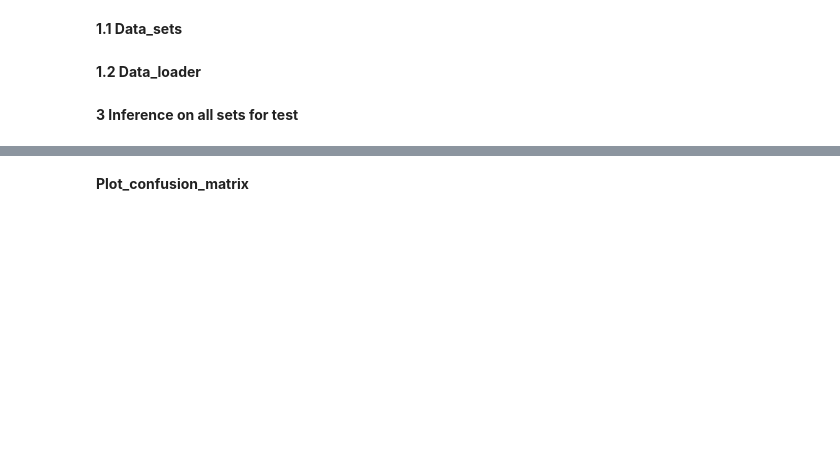
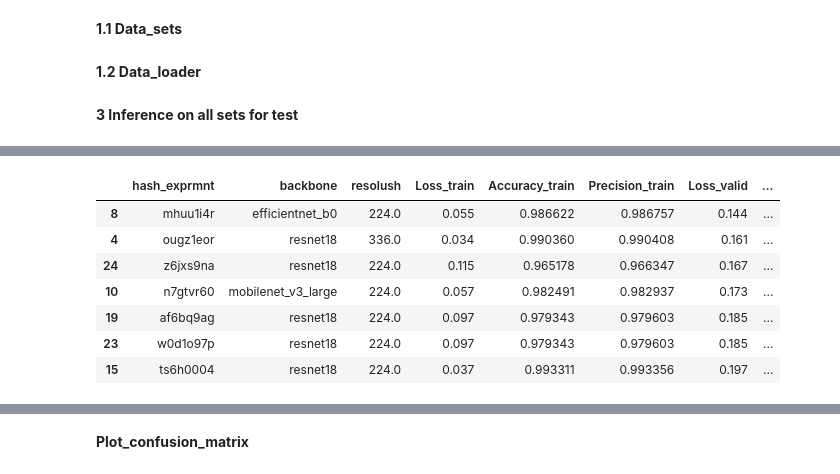
Before and after one commit to yaruslove/train_image_classifer_optuna, a Jupyter notebook: Test_validation.ipynb, the cells around one changed output, grey strips where cells are left out. Drawn from its saved outputs; the diff is of its cells as text; code cells hidden in the pictures; blank space fills up the shorter version.

Commit message:
test train for valid

```diff
--- a/Test_validation.ipynb
+++ b/Test_validation.ipynb
@@ -361,6 +404,15 @@ df_metrics=pd.read_csv(csv_append, sep=';',index_col=False)[["hash_exprmnt","bac
 # %%
 df_metrics=pd.read_csv(csv_append, sep=';',index_col=False)[["hash_exprmnt","backbone","resolush","Loss_train","Accuracy_train","Precision_train","Loss_valid","Accuracy_valid","Precision_valid","Loss_test","Accuracy_test","Precision_test"]]
 df_metrics = df_metrics.drop_duplicates(subset=['hash_exprmnt'], keep='last')
-df_metrics
+df_metrics.sort_values(["Loss_valid"])
+# %% [output]
+|  | hash_exprmnt | backbone | resolush | Loss_train | Accuracy_train | Precision_train | Loss_valid | ... |
+| 8 | mhuu1i4r | efficientnet_b0 | 224.0 | 0.055 | 0.986622 | 0.986757 | 0.144 | ... |
+| 4 | ougz1eor | resnet18 | 336.0 | 0.034 | 0.990360 | 0.990408 | 0.161 | ... |
+| 24 | z6jxs9na | resnet18 | 224.0 | 0.115 | 0.965178 | 0.966347 | 0.167 | ... |
+| 10 | n7gtvr60 | mobilenet_v3_large | 224.0 | 0.057 | 0.982491 | 0.982937 | 0.173 | ... |
+| 19 | af6bq9ag | resnet18 | 224.0 | 0.097 | 0.979343 | 0.979603 | 0.185 | ... |
+| 23 | w0d1o97p | resnet18 | 224.0 | 0.097 | 0.979343 | 0.979603 | 0.185 | ... |
+| 15 | ts6h0004 | resnet18 | 224.0 | 0.037 | 0.993311 | 0.993356 | 0.197 | ... |
 # %%
 df_perform=pd.read_csv(csv_append, sep=';',index_col=False)[["hash_exprmnt","backbone","resolush","infer_batch_train","FPS_train","infer_batch_valid","FPS_valid","infer_batch_test","FPS_test"]]
```
Also changed, not shown: parts of 9 cells of this notebook, 3 other files.
